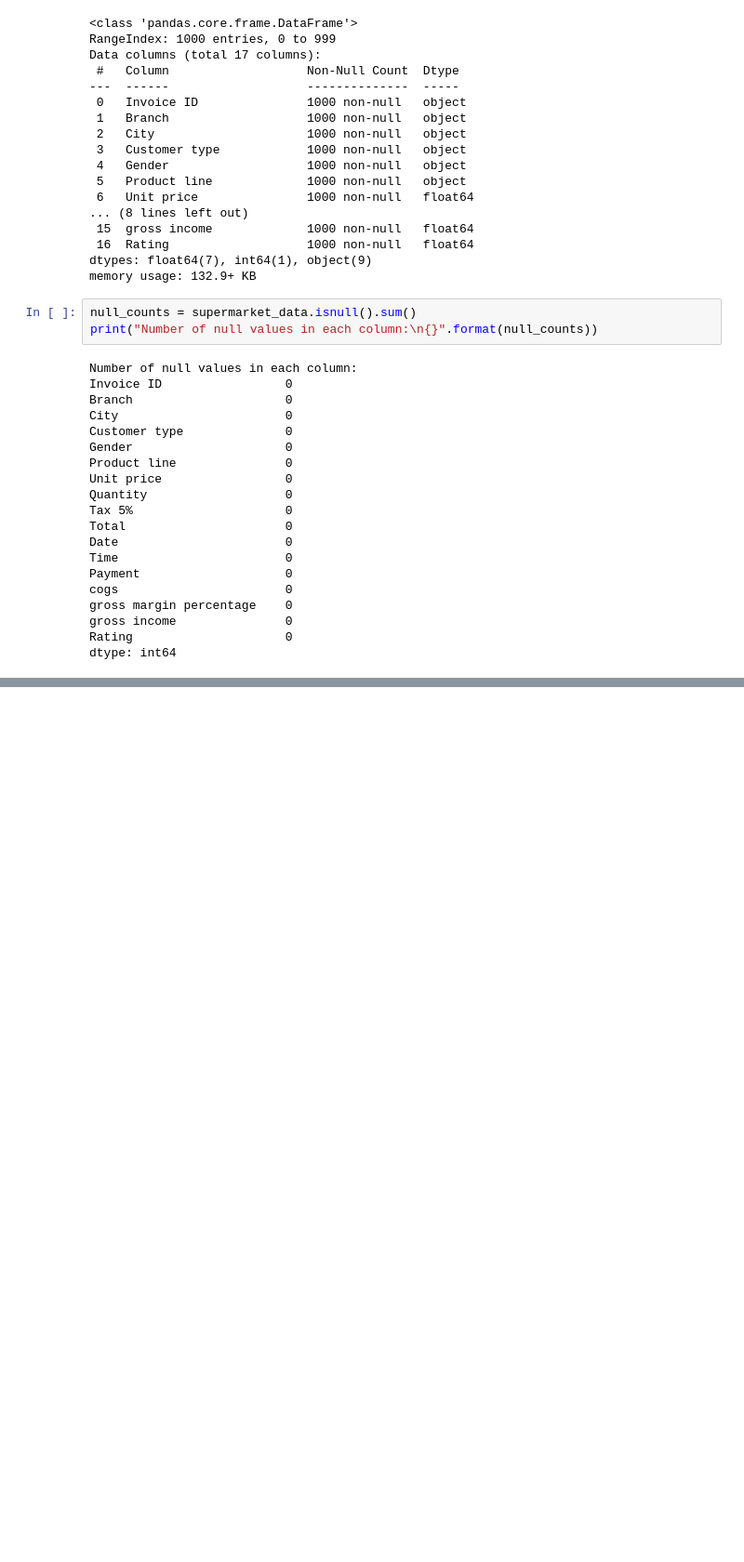
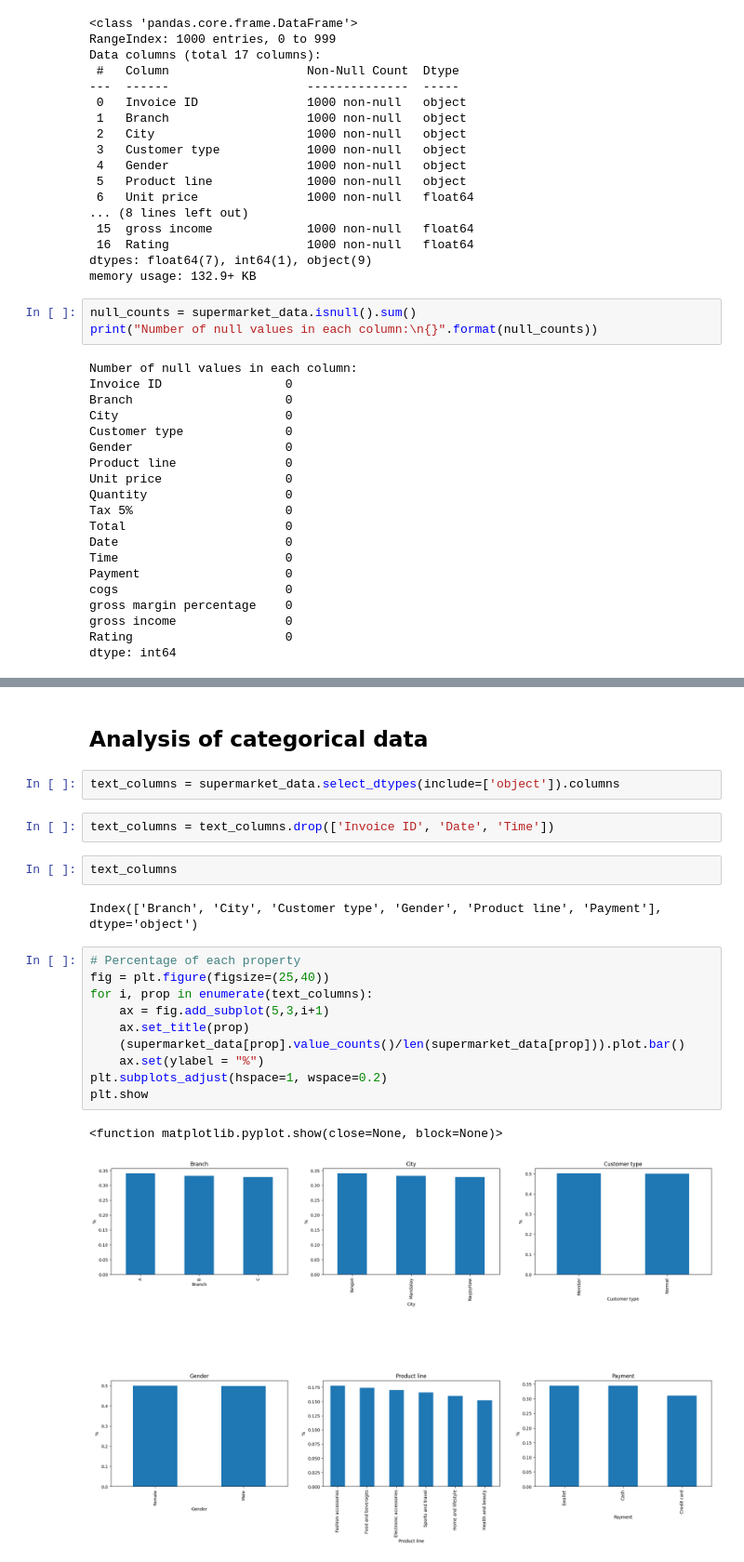
Before and after one commit to buli03/Supermarket_Sales_Analysis, a Jupyter notebook: Supermarket_sales.ipynb, the cells around one changed output, grey strips where cells are left out. Shown at 93% size. Saved outputs shown, nothing was run; the diff lists cells and outputs as text; blank space fills up the shorter version.

```diff
--- a/Supermarket_sales.ipynb
+++ b/Supermarket_sales.ipynb
@@ -111,3 +112,26 @@ supermarket_data.describe()
 | 50% | 55.230000 | 5.000000 | 12.088000 | 253.848000 | 241.76000 | 4.761905 | 12.088000 | 7.00000 |
 | 75% | 77.935000 | 8.000000 | 22.445250 | 471.350250 | 448.90500 | 4.761905 | 22.445250 | 8.50000 |
 | max | 99.960000 | 10.000000 | 49.650000 | 1042.650000 | 993.00000 | 4.761905 | 49.650000 | 10.00000 |
+# %% [markdown]
+## Analysis of categorical data
+# %%
+text_columns = supermarket_data.select_dtypes(include=['object']).columns
+# %%
+text_columns = text_columns.drop(['Invoice ID', 'Date', 'Time'])
+# %%
+text_columns
+# %% [output]
+Index(['Branch', 'City', 'Customer type', 'Gender', 'Product line', 'Payment'], dtype='object')
+# %%
+# Percentage of each property
+fig = plt.figure(figsize=(25,40))
+for i, prop in enumerate(text_columns):
+    ax = fig.add_subplot(5,3,i+1)
+    ax.set_title(prop)
+    (supermarket_data[prop].value_counts()/len(supermarket_data[prop])).plot.bar()
+    ax.set(ylabel = "%")
+plt.subplots_adjust(hspace=1, wspace=0.2)
+plt.show
+# %% [output]
+<function matplotlib.pyplot.show(close=None, block=None)>
+[figure, added]
```
Also changed, not shown: parts of 3 cells of this notebook, 1 other file.
